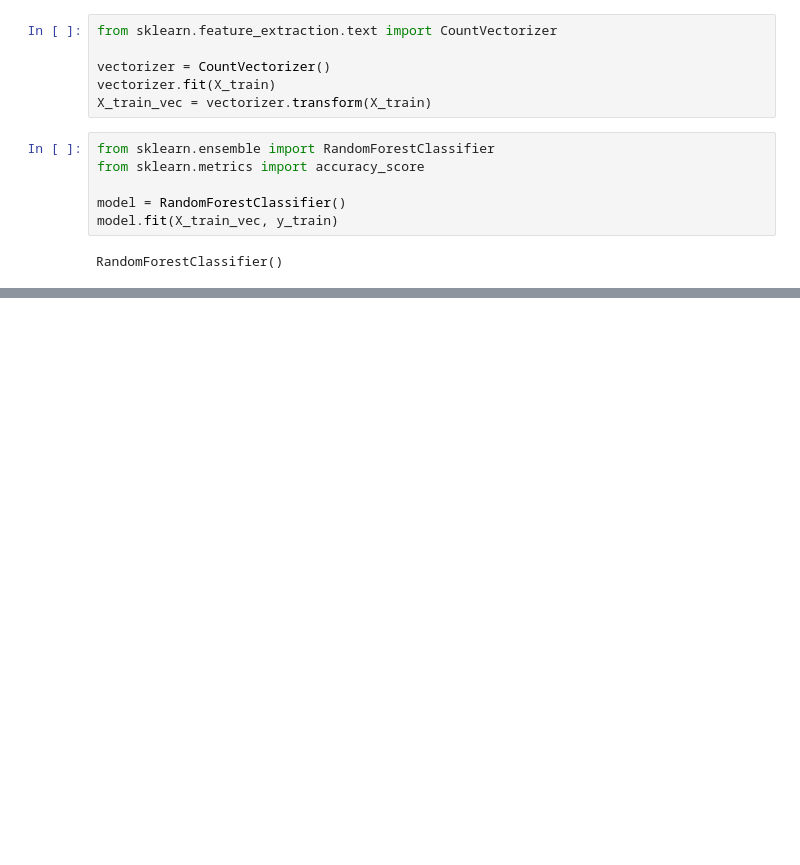
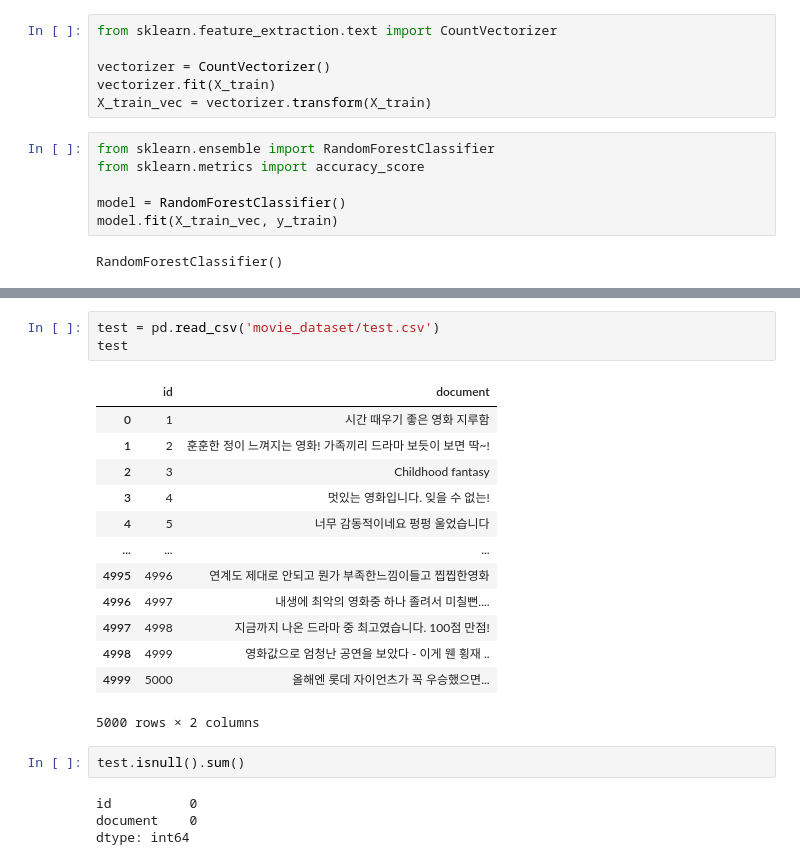
Before and after one commit to dmsehd04/Dacon_Basic_Movie, a Jupyter notebook: movie_mycode_rfc.ipynb, the cells around one changed output, grey strips where cells are left out. Drawn from its saved outputs; the diff is of its cells as text; blank space fills up the shorter version.

```diff
--- a/movie_mycode_rfc.ipynb
+++ b/movie_mycode_rfc.ipynb
@@ -105,0 +145,23 @@ RandomForestClassifier()
+# %%
+test = pd.read_csv('movie_dataset/test.csv')
+test
+# %% [output]
+|  | id | document |
+| 0 | 1 | 시간 때우기 좋은 영화 지루함 |
+| 1 | 2 | 훈훈한 정이 느껴지는 영화! 가족끼리 드라마 보듯이 보면 딱~! |
+| 2 | 3 | Childhood fantasy |
+| 3 | 4 | 멋있는 영화입니다. 잊을 수 없는! |
+| 4 | 5 | 너무 감동적이네요 펑펑 울었습니다 |
+| ... | ... | ... |
+| 4995 | 4996 | 연계도 제대로 안되고 뭔가 부족한느낌이들고 찝찝한영화 |
+| 4996 | 4997 | 내생에 최악의 영화중 하나 졸려서 미칠뻔.... |
+| 4997 | 4998 | 지금까지 나온 드라마 중 최고였습니다. 100점 만점! |
+| 4998 | 4999 | 영화값으로 엄청난 공연을 보았다 - 이게 웬 횡재 .. |
+| 4999 | 5000 | 올해엔 롯데 자이언츠가 꼭 우승했으면... |
+5000 rows × 2 columns
+# %%
+test.isnull().sum()
+# %% [output]
+id          0
+document    0
+dtype: int64
```
Also changed, not shown: parts of 13 cells of this notebook.
